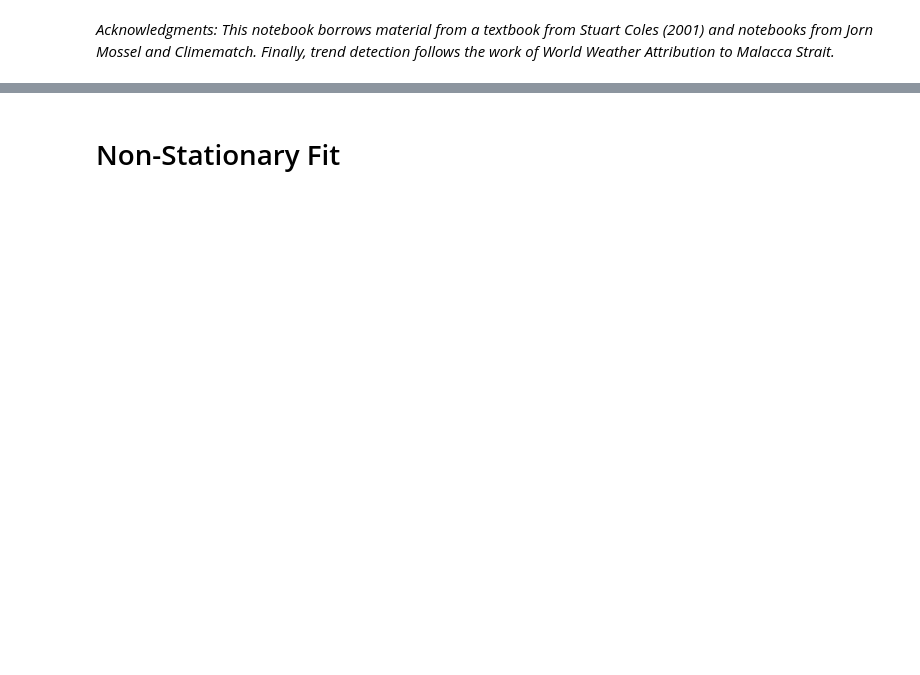
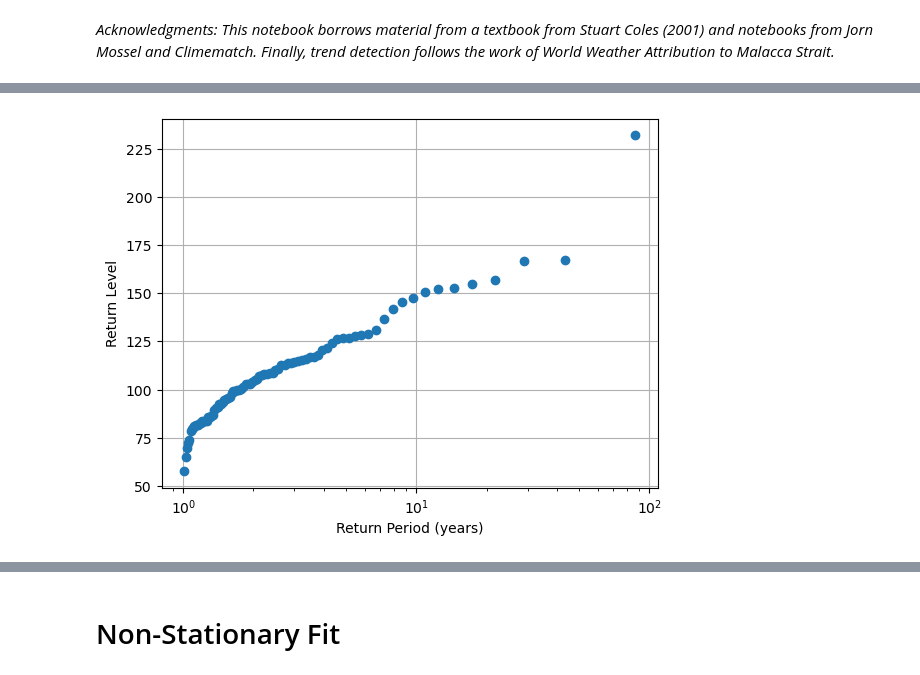
Before and after one commit to nathasya-abenita/diploma_data_analysis, a Jupyter notebook: scripts/project/extreme_trend_detection.ipynb, the cells around one changed output, grey strips where cells are left out. Saved outputs shown, nothing was run; the diff lists cells and outputs as text; code cells hidden in the pictures; blank space fills up the shorter version.

```diff
--- a/scripts/project/extreme_trend_detection.ipynb
+++ b/scripts/project/extreme_trend_detection.ipynb
@@ -59,0 +84,7 @@ plt.show()
+# %%
+_, ax = plt.subplots()
+evt.plot_empirical_return_level(df['tp'].values, ax)
+evt.decorate_return_level_plot(ax)
+plt.show()
+# %% [output]
+[figure, added]
```
Also changed, not shown: parts of 29 cells of this notebook, 1 other file.
